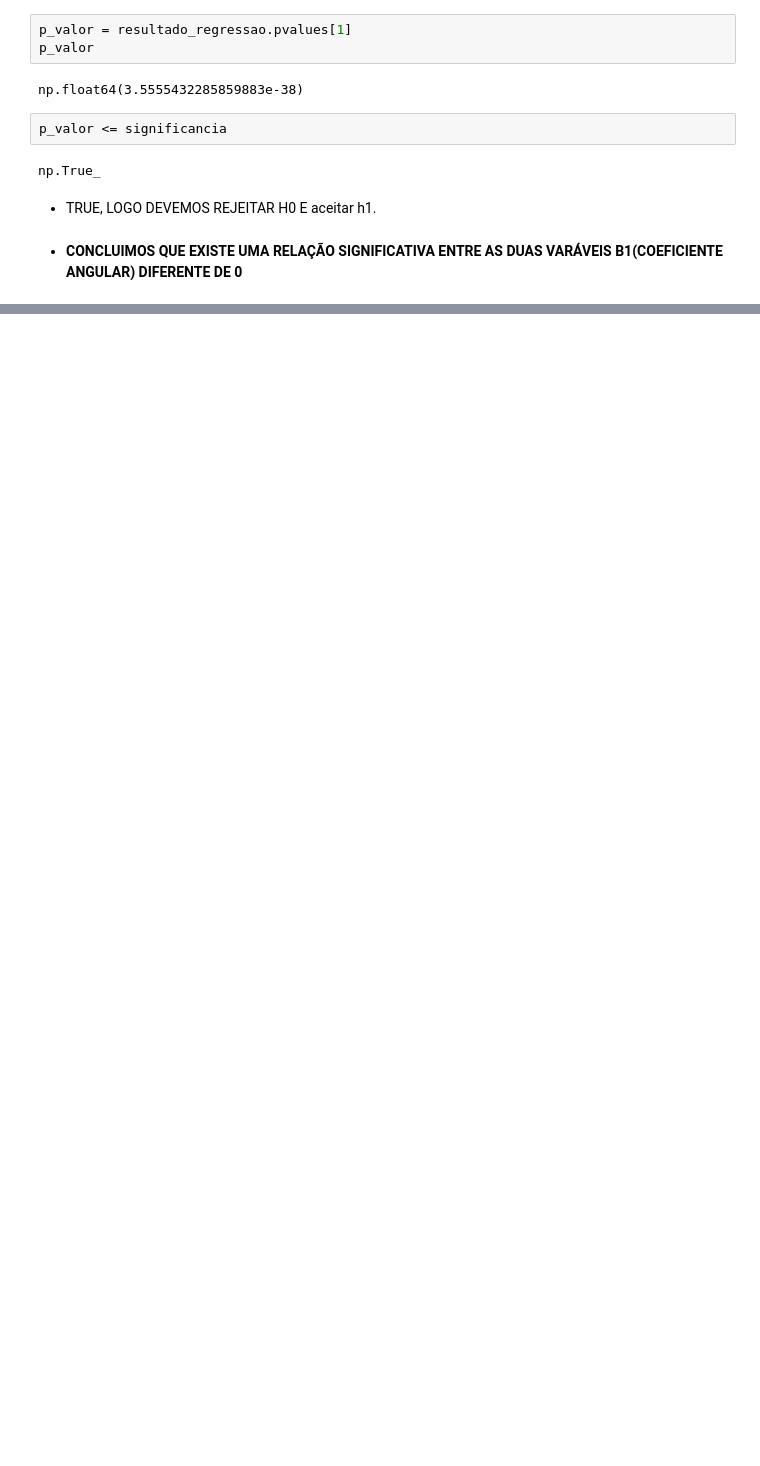
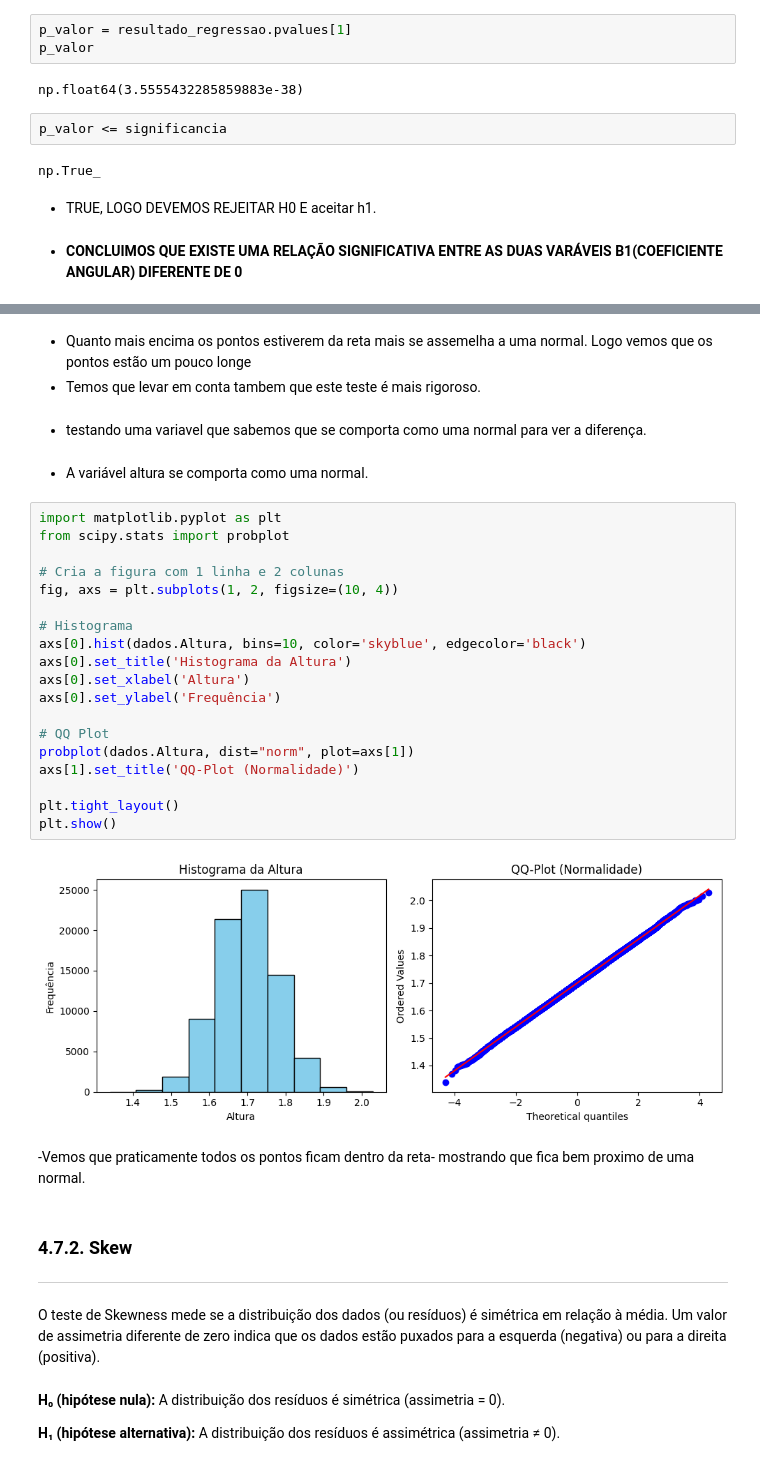
Before and after one commit to JonasSouza871/Machine-Learning-Statistics-Studies, a Jupyter notebook: Correlação_e_Regressão.ipynb, the cells around one changed output, grey strips where cells are left out. Cells and saved outputs as stored; diff of their text form; blank space fills up the shorter version.

```diff
--- a/Correlação_e_Regressão.ipynb
+++ b/Correlação_e_Regressão.ipynb
@@ -1114,0 +1218,43 @@ strong multicollinearity or other numerical problems.
+# %% [markdown]
+- Quanto mais encima os pontos estiverem da reta mais se assemelha a uma normal. Logo vemos que os pontos estão um pouco longe
+- Temos que levar em conta tambem que este teste é mais rigoroso.
+# %% [markdown]
+-  testando uma variavel que sabemos que se comporta como uma normal para ver a diferença.
+# %% [markdown]
+- A variável altura se comporta como uma normal.
+# %%
+import matplotlib.pyplot as plt
+from scipy.stats import probplot
+
+# Cria a figura com 1 linha e 2 colunas
+fig, axs = plt.subplots(1, 2, figsize=(10, 4))
+
+# Histograma
+axs[0].hist(dados.Altura, bins=10, color='skyblue', edgecolor='black')
+axs[0].set_title('Histograma da Altura')
+axs[0].set_xlabel('Altura')
+axs[0].set_ylabel('Frequência')
+
+# QQ Plot
+probplot(dados.Altura, dist="norm", plot=axs[1])
+axs[1].set_title('QQ-Plot (Normalidade)')
+
+plt.tight_layout()
+plt.show()
+# %% [output]
+[figure, added]
+# %% [markdown]
+-Vemos que praticamente todos os pontos ficam dentro da reta- mostrando que fica bem proximo de uma normal.
+# %% [markdown]
+### 4.7.2. Skew
+
+---------------
+# %% [markdown]
+O teste de Skewness mede se a distribuição dos dados (ou resíduos) é simétrica em relação à média.
+Um valor de assimetria diferente de zero indica que os dados estão puxados para a esquerda (negativa) ou para a direita (positiva).
+# %% [markdown]
+**H₀ (hipótese nula):**
+A distribuição dos resíduos é simétrica (assimetria = 0).
+
+**H₁ (hipótese alternativa):**
+A distribuição dos resíduos é assimétrica (assimetria ≠ 0).
```
Also changed, not shown: parts of 54 cells of this notebook.
